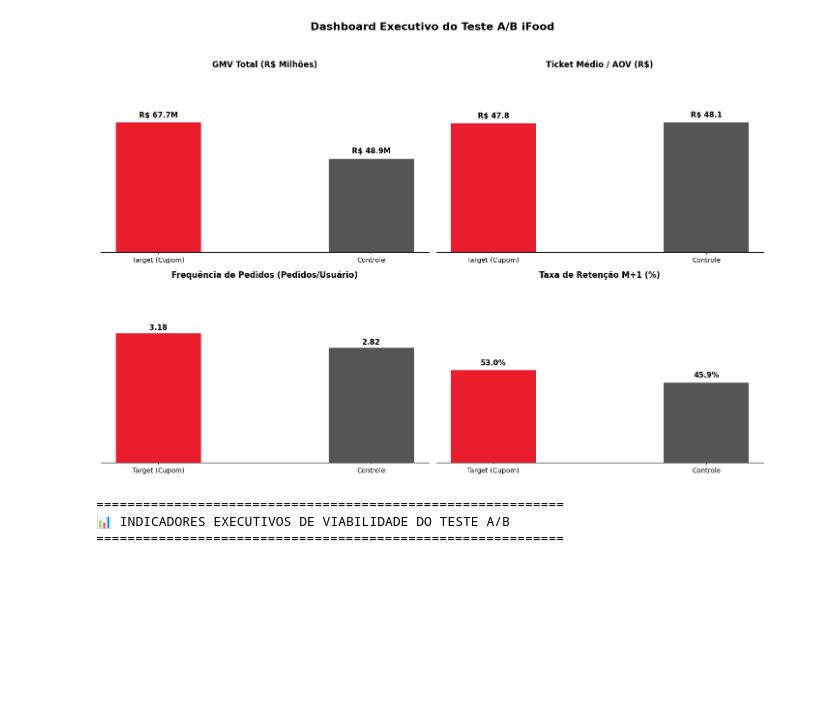
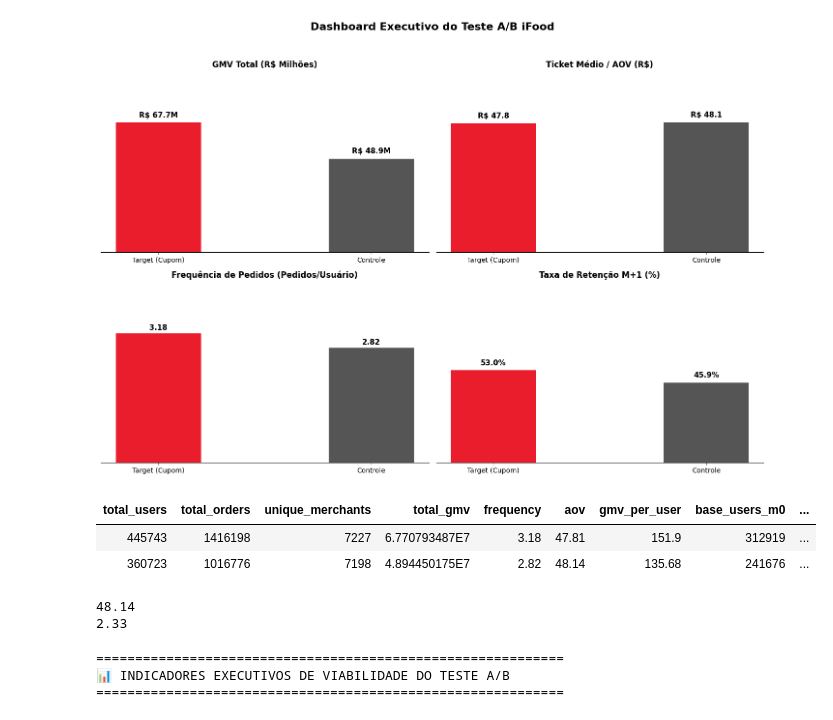
Before and after one commit to guifm19/case-ifood-data, a Jupyter notebook: Case iFood (adhoc) - Guilherme F.ipynb, the cells around one changed output. Cells and saved outputs as stored; diff of their text form; code cells hidden in the pictures; blank space fills up the shorter version.

```diff
--- a/Case iFood (adhoc) - Guilherme F.ipynb
+++ b/Case iFood (adhoc) - Guilherme F.ipynb
@@ -624,6 +624,18 @@ display(fig)
 plt.close(fig)
 # %% [output]
 [figure]
+# %%
+df_v.display()
+# %% [output]
+| total_users | total_orders | unique_merchants | total_gmv | frequency | aov | gmv_per_user | base_users_m0 | ... |
+| 445743 | 1416198 | 7227 | 6.770793487E7 | 3.18 | 47.81 | 151.9 | 312919 | ... |
+| 360723 | 1016776 | 7198 | 4.894450175E7 | 2.82 | 48.14 | 135.68 | 241676 | ... |
+# %%
+print(aov_control)
+print(freq_recorrente_jan)
+# %% [output]
+48.14
+2.33
 # %%
 plt.close('all')
 
```
Also changed, not shown: parts of 1 cell of this notebook, 2 other files.
